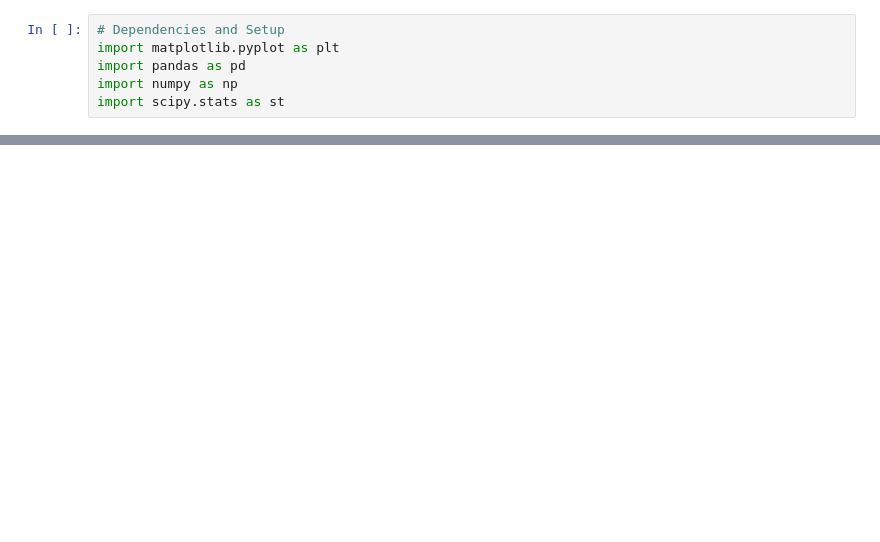
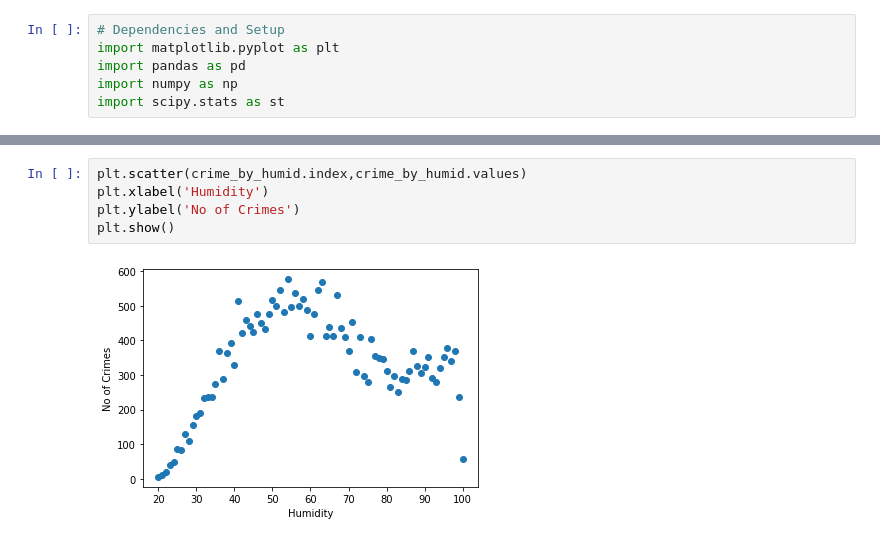
Before and after one commit to b-wild/Project_One_Group_2, a Jupyter notebook: Q3-4_Correlation.ipynb, the cells around one changed output, grey strips where cells are left out. Cells and saved outputs as stored; diff of their text form; blank space fills up the shorter version.

```diff
--- a/Q3-4_Correlation.ipynb
+++ b/Q3-4_Correlation.ipynb
@@ -17,0 +88,7 @@ FileNotFoundError: [Errno 2] File output_data/crime_weather_merged.csv does not
+# %%
+plt.scatter(crime_by_humid.index,crime_by_humid.values)
+plt.xlabel('Humidity')
+plt.ylabel('No of Crimes')
+plt.show()
+# %% [output]
+[figure, added]
```
Also changed, not shown: parts of 12 cells of this notebook.
